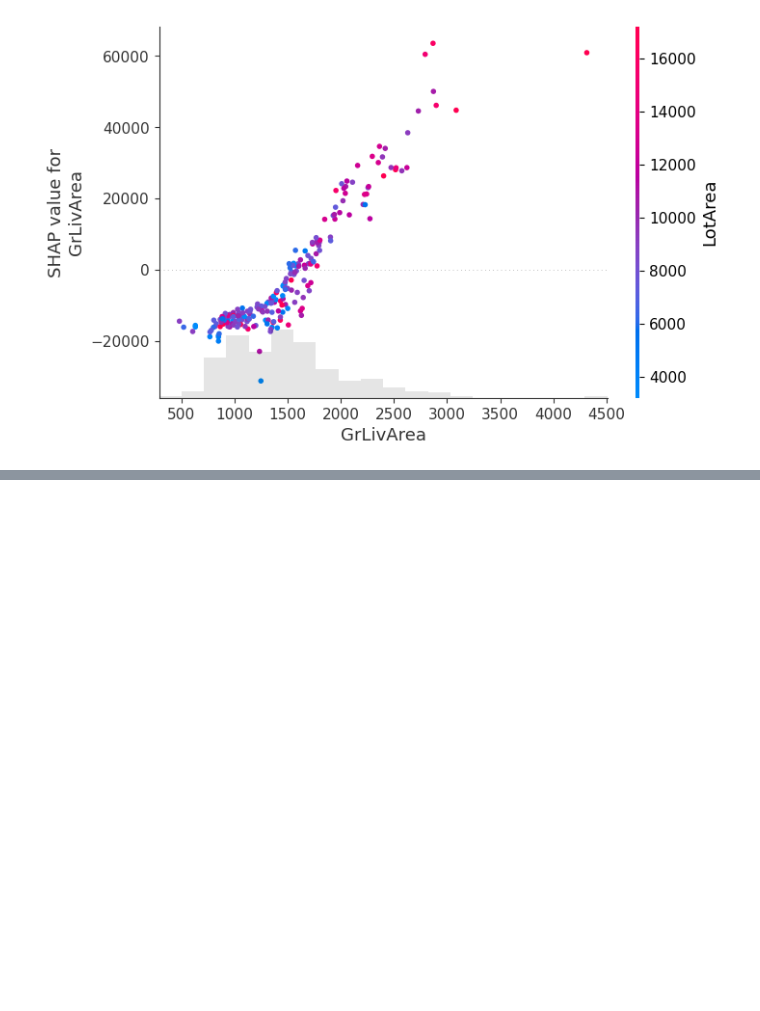
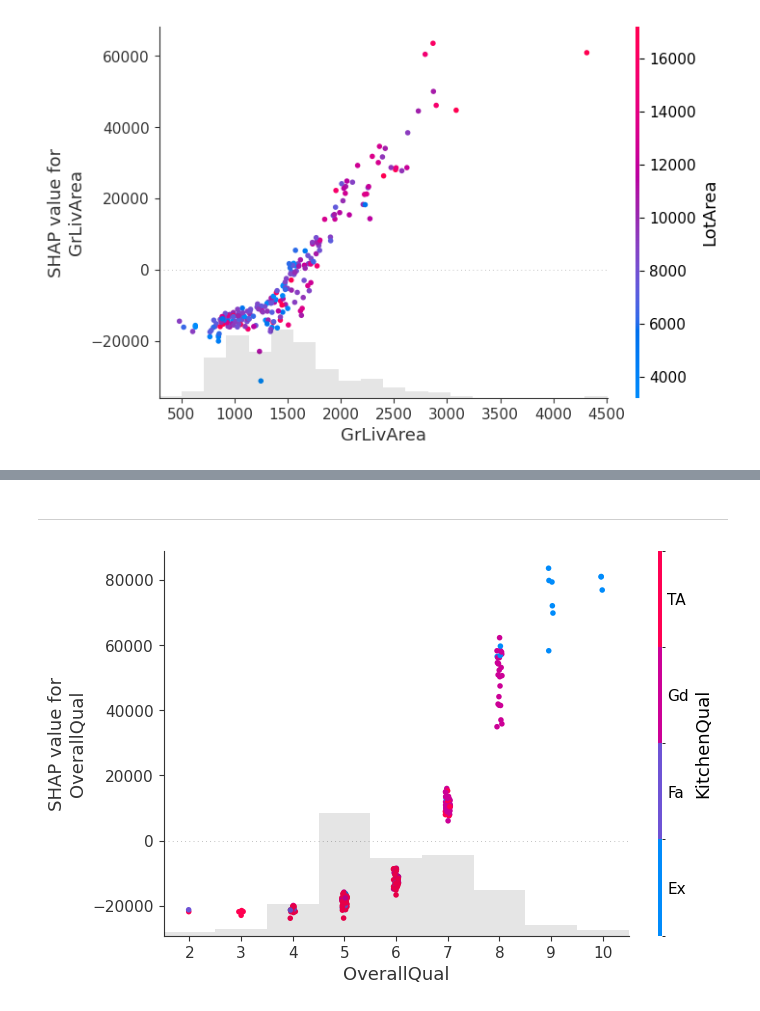
Before and after one commit to Asil-Azimjonov/housing-price-xai, a Jupyter notebook: housing_price_pred.ipynb, the cells around one changed output, grey strips where cells are left out. Drawn from its saved outputs; the diff is of its cells as text; code cells hidden in the pictures; blank space fills up the shorter version.

```diff
--- a/housing_price_pred.ipynb
+++ b/housing_price_pred.ipynb
@@ -397,0 +369,6 @@ shap.plots.scatter(shap_values[:,"GrLivArea"], color = shap_values[:,"LotArea"])
+# %% [markdown]
+---
+# %%
+shap.plots.scatter(shap_values[:,"OverallQual"], color = shap_values[:,"KitchenQual"])
+# %% [output]
+[figure, added]
```
Also changed, not shown: parts of 8 cells of this notebook.
